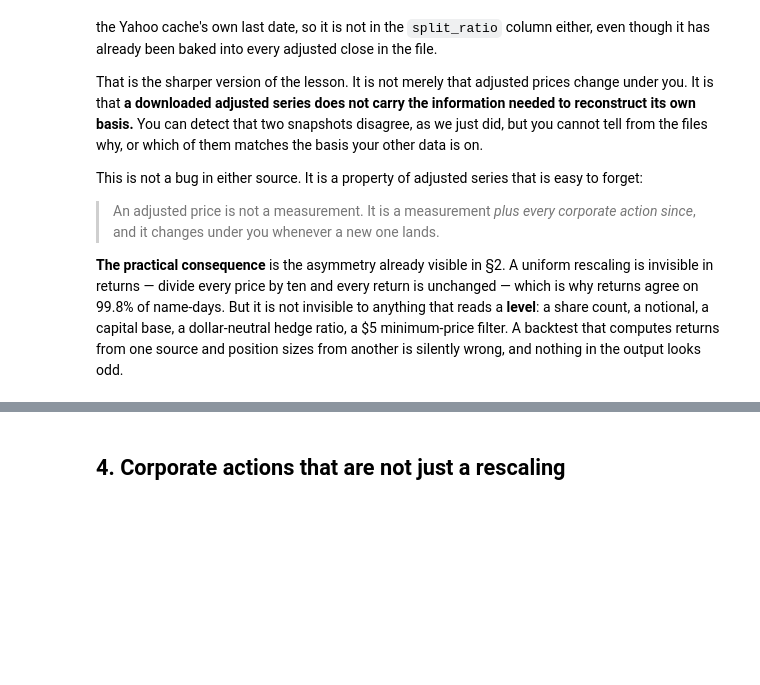
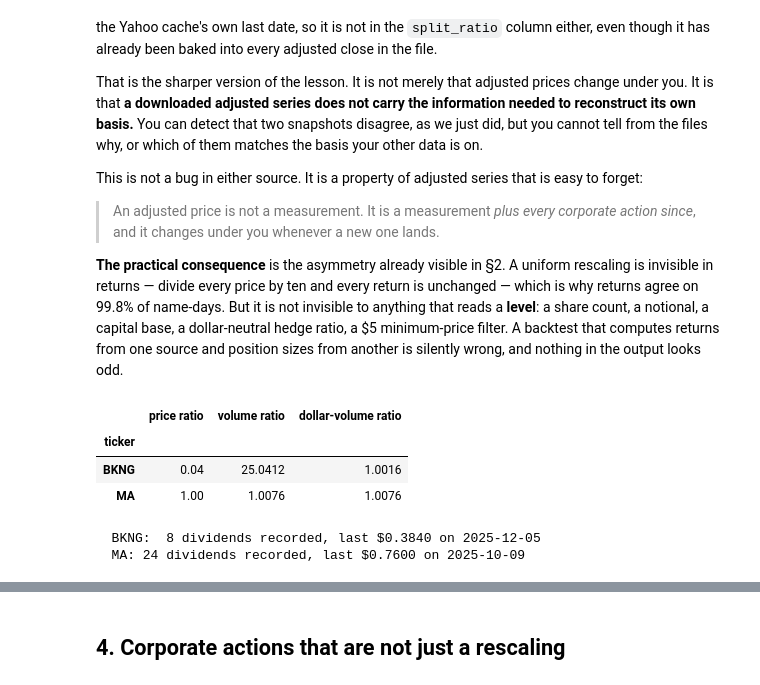
Before and after one commit to mengrenman/dynamic-hedge-pairs-trading, a Jupyter notebook: notebooks/pairs_trading_06_yahoo_vs_day_lake.ipynb, the cells around one changed output, grey strips where cells are left out. Saved outputs shown, nothing was run; the diff lists cells and outputs as text; code cells hidden in the pictures; blank space fills up the shorter version.

```diff
--- a/notebooks/pairs_trading_06_yahoo_vs_day_lake.ipynb
+++ b/notebooks/pairs_trading_06_yahoo_vs_day_lake.ipynb
@@ -276,3 +276,33 @@ returns — divide every price by ten and every return is unchanged — which is
 name-days. But it is not invisible to anything that reads a **level**: a share count, a notional, a
 capital base, a dollar-neutral hedge ratio, a \$5 minimum-price filter. A backtest that computes returns
 from one source and position sizes from another is silently wrong, and nothing in the output looks odd.
+# %%
+# Before reaching for an outside source: can we at least tell a BASIS difference from a
+# CORRUPT feed?  Yes.  A split rescales price and share count inversely, so price x volume
+# is invariant to it.  If the dollar volumes agree, the two files hold the same trades.
+raw_bk = load_daily_bars(["BKNG", "MA"], START, END, MARKET, price="raw")
+inv = []
+for t in ("BKNG", "MA"):
+    ys = yah.xs(t, level="ticker")
+    ls = raw_bk.xs(t, level="ticker")
+    g2 = ys.index.intersection(ls.index)
+    ys, ls = ys.loc[g2], ls.loc[g2]
+    inv.append({"ticker": t,
+                "price ratio":         float((ys["close"] / ls["close"]).median()),
+                "volume ratio":        float((ys["volume"] / ls["volume"]).median()),
+                "dollar-volume ratio": float(((ys["close"] * ys["volume"]) /
+                                              (ls["close"] * ls["volume"])).median())})
+display(pd.DataFrame(inv).set_index("ticker").round(4))
+
+# the dividend column is denominated in the same basis -- a third, independent check
+for t in ("BKNG", "MA"):
+    d = yah.xs(t, level="ticker")["dividend"]
+    nz = d[d.notna() & d.ne(0.0)]
+    print(f"  {t}: {len(nz):2d} dividends recorded, last ${nz.iloc[-1]:.4f} on {nz.index[-1].date()}")
+# %% [output]
+|  | price ratio | volume ratio | dollar-volume ratio |
+| ticker |  |  |  |
+| BKNG | 0.04 | 25.0412 | 1.0016 |
+| MA | 1.00 | 1.0076 | 1.0076 |
+  BKNG:  8 dividends recorded, last $0.3840 on 2025-12-05
+  MA: 24 dividends recorded, last $0.7600 on 2025-10-09
```
Also changed, not shown: parts of 1 cell of this notebook, 2 other files.
